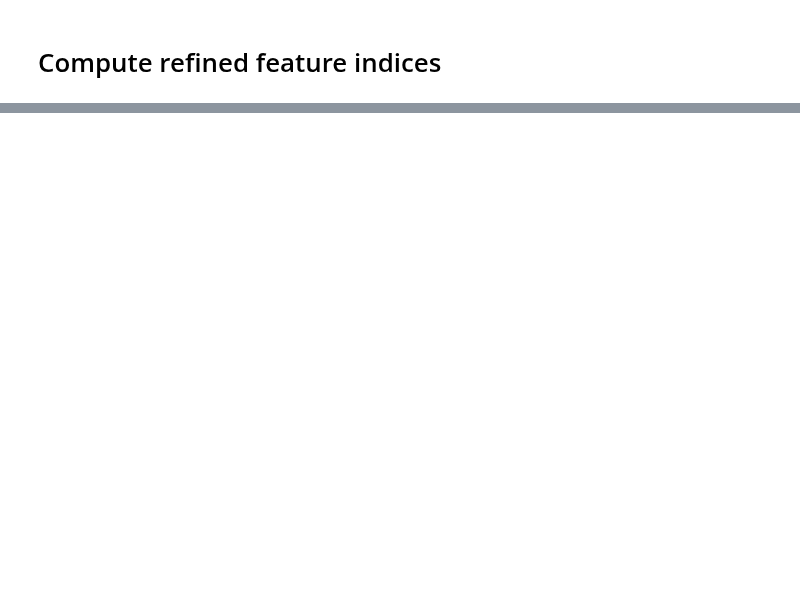
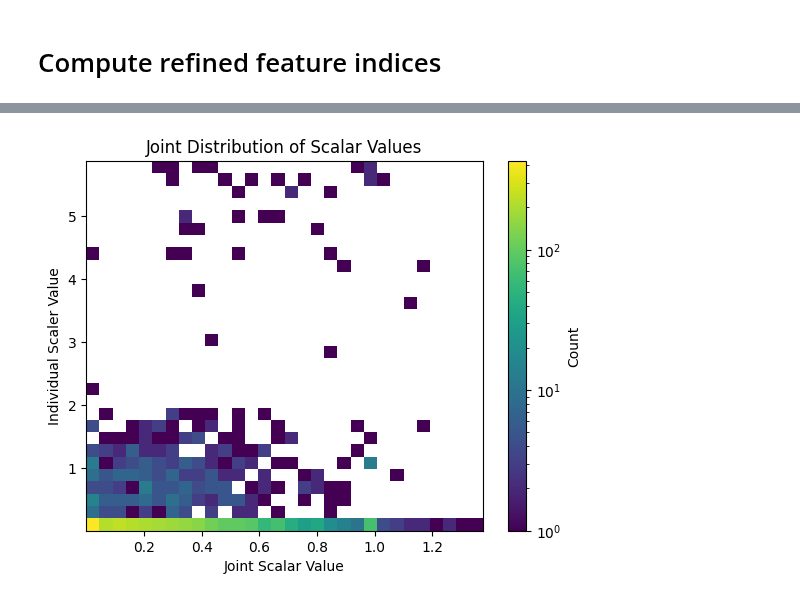
Before and after one commit to science-of-finetuning/sparsity-artifacts-crosscoders, a Jupyter notebook: notebooks/feature_scaler_analysis.ipynb, the cells around one changed output, grey strips where cells are left out. Drawn from its saved outputs; the diff is of its cells as text; code cells hidden in the pictures; blank space fills up the shorter version.

Commit message:
moved latent scalers into this repo, added new computation logic of individual computation. Added relproj & twins script.

```diff
--- a/notebooks/feature_scaler_analysis.ipynb
+++ b/notebooks/feature_scaler_analysis.ipynb
@@ -348,0 +358,6 @@ fig.show()
+# %%
+repo_id = "Butanium/max-activating-examples-gemma-2-2b-l13-mu4.1e-02-lr1e-04"
+
+df_path = hf_hub_download(repo_id=repo_id, filename="feature_df.csv", repo_type="dataset")
+df = pd.read_csv(df_path, index_col=0)
+df
@@ -348,0 +379,13 @@ fig.show()
+# %%
+def load_scalars(path, indices_path="/workspace/data/only_it_decoder_feature_indices.pt"):
+    act_func = lambda x: th.nn.functional.elu(x) + 1
+    scalers = th.load(path)["scaler"]
+    feature_indices = th.load(indices_path)
+    return act_func(scalers).cpu().numpy(), feature_indices.cpu().numpy()
+# %%
+CKPT_PATH = "/workspace/data/checkpoints/feature_scaler/L13-mu0.0e+00-lr1e-03-s42-Individual-single-feature/checkpoint_4000.pt"
+individual_scalers, feature_indices = load_scalars(CKPT_PATH)
+joint_base_uselessness_score = df["base uselessness score"].iloc[feature_indices]
+individual_base_uselessness_score = -np.log(individual_scalers)
+joint_scalers = np.exp(-joint_base_uselessness_score.to_numpy())
+individual_scalers.shape, feature_indices.shape
@@ -348,0 +495,16 @@ fig.show()
+# %%
+import matplotlib.pyplot as plt
+import numpy as np
+import matplotlib
+
+# Create 2D histogram
+plt.hist2d(joint_scalers, individual_scalers, bins=30, cmap='viridis', norm=matplotlib.colors.LogNorm())
+plt.colorbar(label='Count')
+
+plt.title("Joint Distribution of Scalar Values")
+plt.xlabel("Joint Scalar Value")
+plt.ylabel("Individual Scaler Value")
+
+plt.show()
+# %% [output]
+[figure, added]
```
Also changed, not shown: parts of 8 cells of this notebook, 5 other files.
